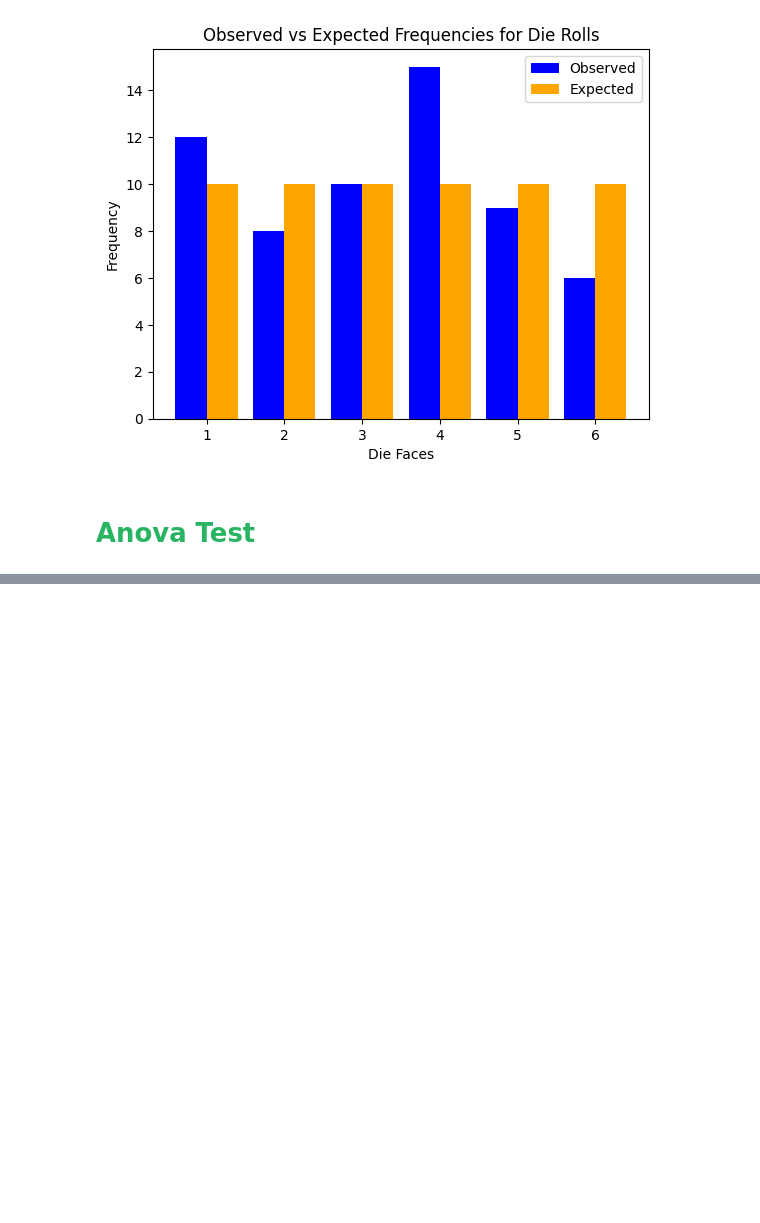
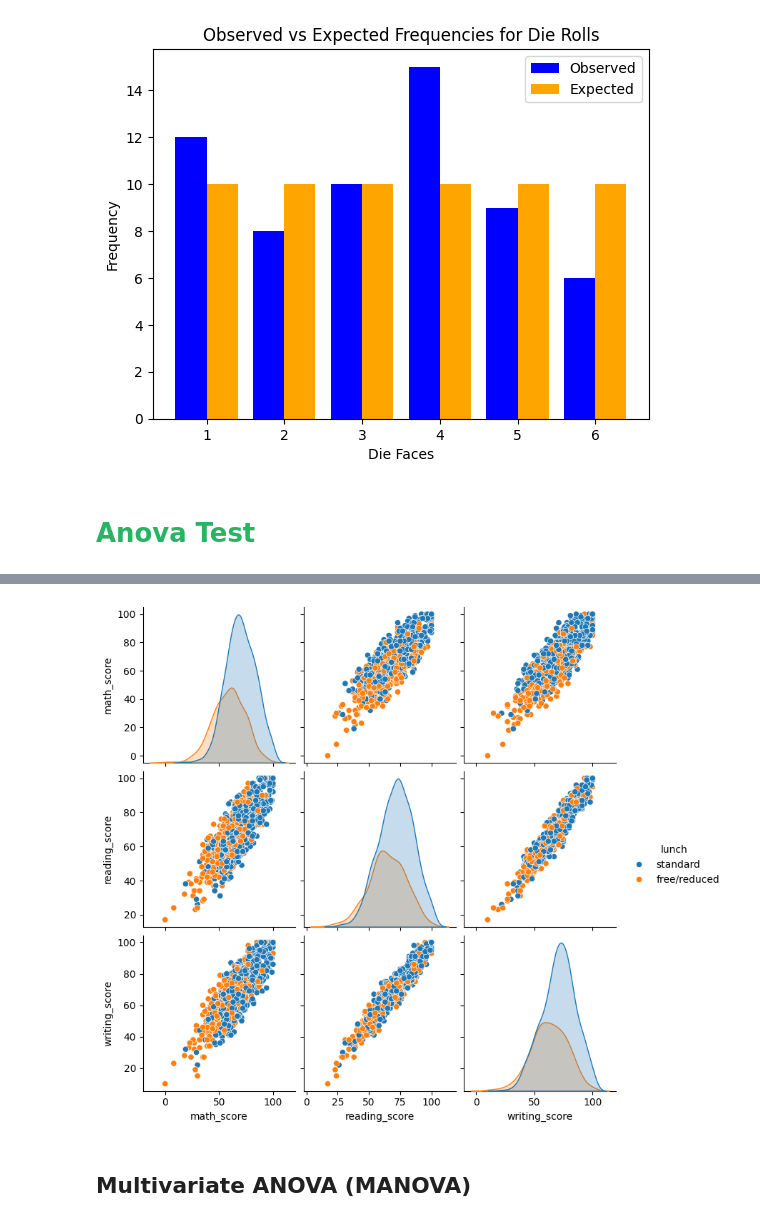
Before and after one commit to Ankush610/DataScience, a Jupyter notebook: notebooks/3_Exploratory_Data_Analytics/notebook4_hypothesis_testing.ipynb, the cells around one changed output, grey strips where cells are left out. Drawn from its saved outputs; the diff is of its cells as text; code cells hidden in the pictures; blank space fills up the shorter version.

```diff
--- a/notebooks/3_Exploratory_Data_Analytics/notebook4_hypothesis_testing.ipynb
+++ b/notebooks/3_Exploratory_Data_Analytics/notebook4_hypothesis_testing.ipynb
@@ -836,0 +1125,8 @@ plt.show()
+# %%
+# Visualization using PairPlot
+sns.pairplot(df, hue='lunch', vars=['math_score', 'reading_score', 'writing_score'])
+plt.show()
+# %% [output]
+[figure, added]
+# %% [markdown]
+## Multivariate ANOVA (MANOVA)
```
Also changed, not shown: parts of 31 cells of this notebook, 5 other files.
